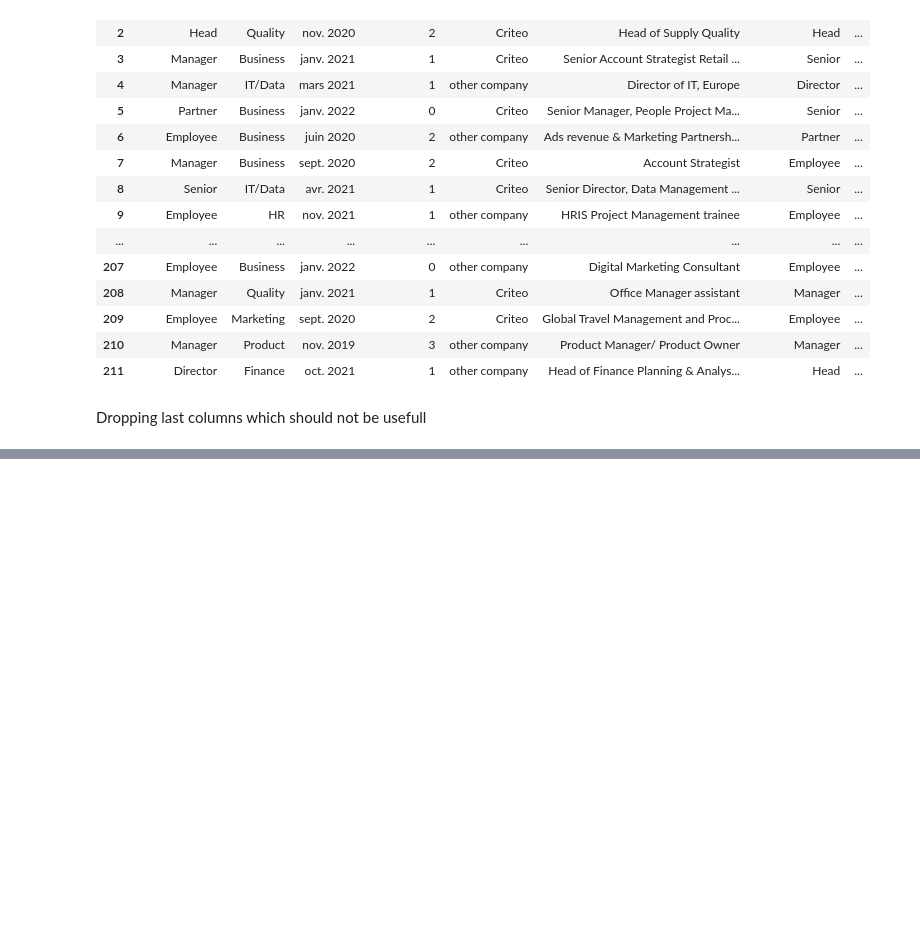
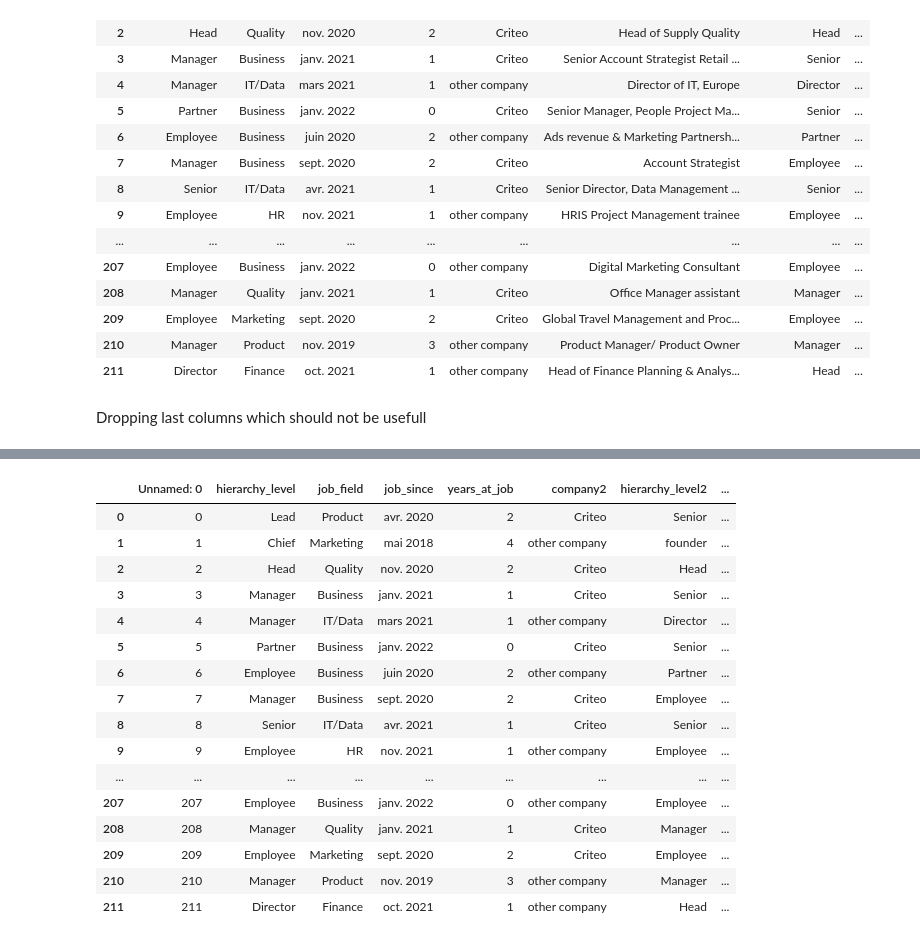
Before and after one commit to SarahL-Ironhack/Final_project_HR_Analytics, a Jupyter notebook: Code/current_emp_before_encoding.ipynb, the cells around one changed output, grey strips where cells are left out. Drawn from its saved outputs; the diff is of its cells as text; code cells hidden in the pictures; blank space fills up the shorter version.

```diff
--- a/Code/current_emp_before_encoding.ipynb
+++ b/Code/current_emp_before_encoding.ipynb
@@ -544,0 +826,2 @@ emp.to_csv('current_not_encoded.csv')
+# %%
+not_enc = pd.read_csv(r"C:\Users\Sarah\Documents\Final_project_HR_Analytics\Datasets\emp_not_encoded.csv")
@@ -544,0 +846,20 @@ emp.to_csv('current_not_encoded.csv')
+# %%
+not_enc
+# %% [output]
+|  | Unnamed: 0 | hierarchy_level | job_field | job_since | years_at_job | company2 | hierarchy_level2 | ... |
+| 0 | 0 | Lead | Product | avr. 2020 | 2 | Criteo | Senior | ... |
+| 1 | 1 | Chief | Marketing | mai 2018 | 4 | other company | founder | ... |
+| 2 | 2 | Head | Quality | nov. 2020 | 2 | Criteo | Head | ... |
+| 3 | 3 | Manager | Business | janv. 2021 | 1 | Criteo | Senior | ... |
+| 4 | 4 | Manager | IT/Data | mars 2021 | 1 | other company | Director | ... |
+| 5 | 5 | Partner | Business | janv. 2022 | 0 | Criteo | Senior | ... |
+| 6 | 6 | Employee | Business | juin 2020 | 2 | other company | Partner | ... |
+| 7 | 7 | Manager | Business | sept. 2020 | 2 | Criteo | Employee | ... |
+| 8 | 8 | Senior | IT/Data | avr. 2021 | 1 | Criteo | Senior | ... |
+| 9 | 9 | Employee | HR | nov. 2021 | 1 | other company | Employee | ... |
+| ... | ... | ... | ... | ... | ... | ... | ... | ... |
+| 207 | 207 | Employee | Business | janv. 2022 | 0 | other company | Employee | ... |
+| 208 | 208 | Manager | Quality | janv. 2021 | 1 | Criteo | Manager | ... |
+| 209 | 209 | Employee | Marketing | sept. 2020 | 2 | Criteo | Employee | ... |
+| 210 | 210 | Manager | Product | nov. 2019 | 3 | other company | Manager | ... |
+| 211 | 211 | Director | Finance | oct. 2021 | 1 | other company | Head | ... |
```
Also changed, not shown: parts of 34 cells of this notebook, 15 other files.
